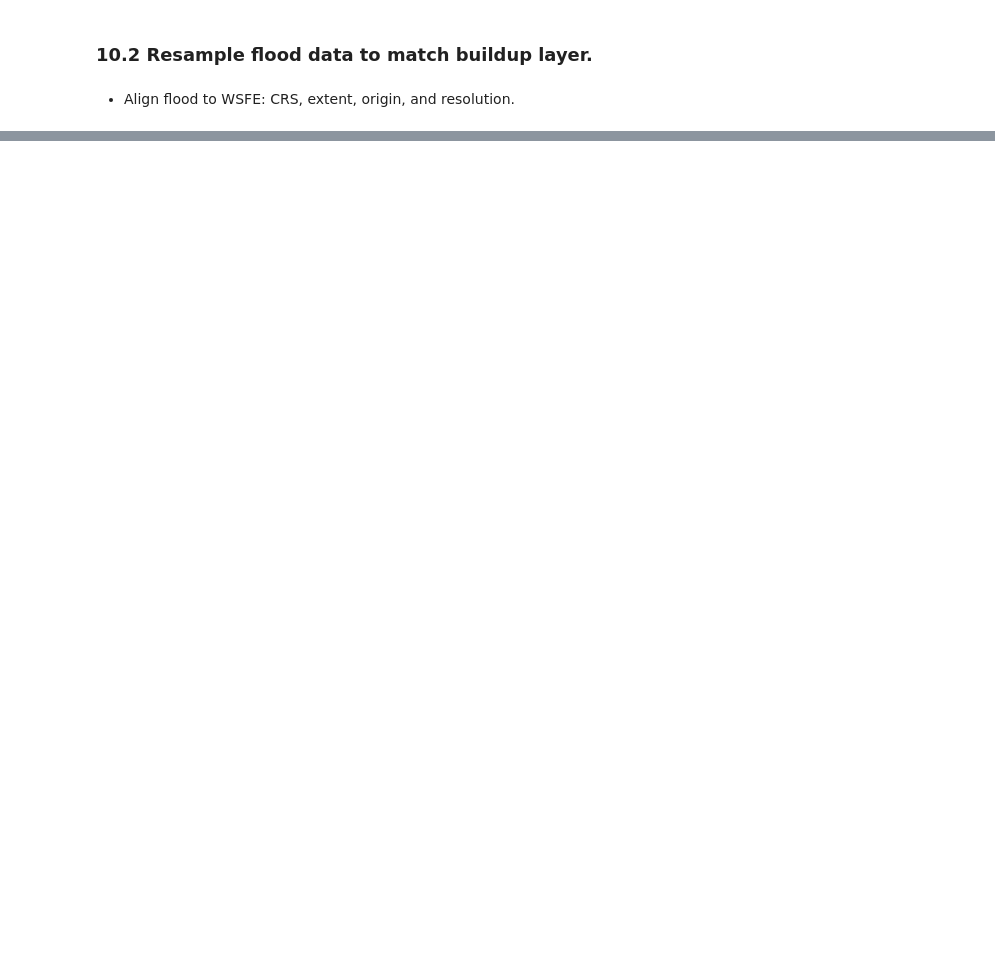
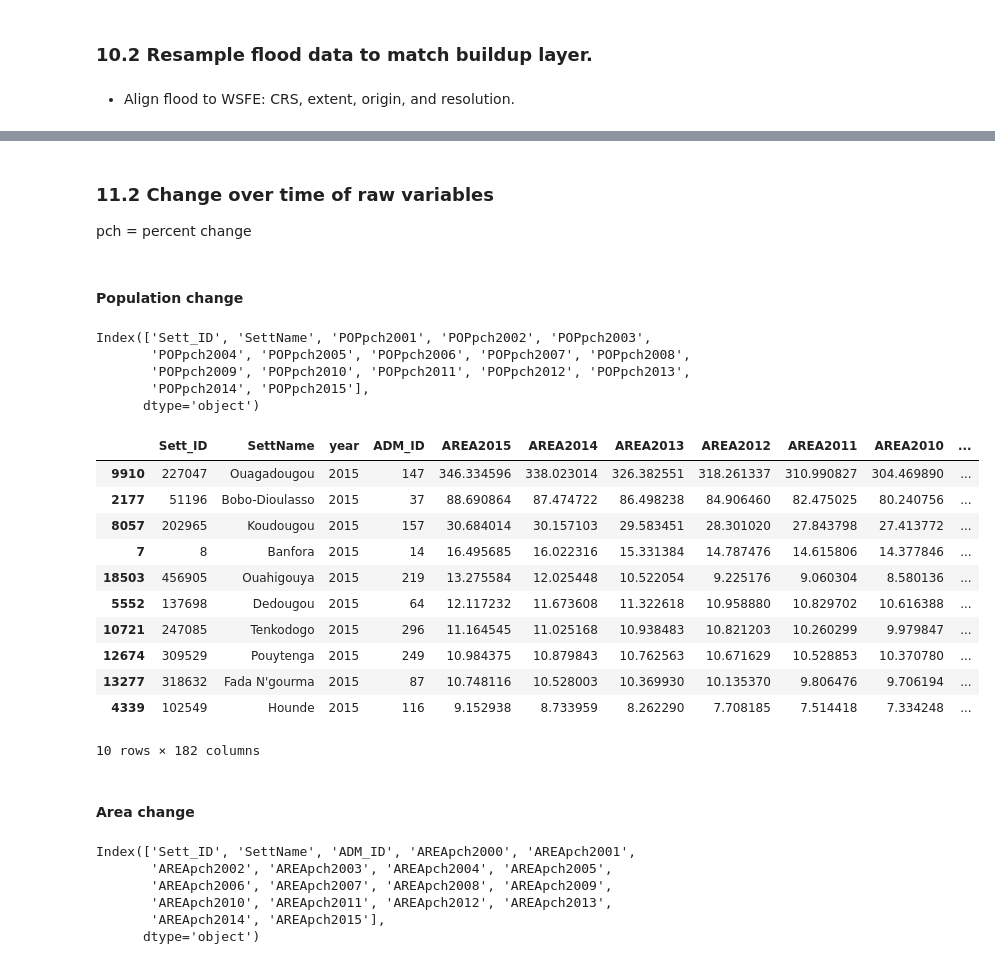
Before and after one commit to gracedoherty/urban_growth, a Jupyter notebook: Urbanization_v8.ipynb, the cells around one changed output, grey strips where cells are left out. Saved outputs shown, nothing was run; the diff lists cells and outputs as text; code cells hidden in the pictures; blank space fills up the shorter version.

```diff
--- a/Urbanization_v8.ipynb
+++ b/Urbanization_v8.ipynb
@@ -2336,0 +2143,14 @@ print('Finished. %s' % time.ctime())
+# %%
+PlaceNames = pd.read_csv(os.path.join(ResultsFolder, 'PlaceNames.csv'))
+Areas = pd.read_csv(os.path.join(ResultsFolder, 'Areas1999to2015.csv'))
+Population = pd.read_csv(os.path.join(ResultsFolder, 'Population2000to2015.csv'))
+NTL = pd.read_csv(os.path.join(ResultsFolder, 'NTL1999to2015.csv'))
+
+RawValues = [PlaceNames, Areas, Population, NTL]
+
+for Dataset in RawValues:
+    if 'Unnamed: 0' in Dataset.columns:
+        Dataset.drop(columns='Unnamed: 0', inplace=True)
+    else:
+        pass
+    print(Dataset.info())
@@ -2336,0 +2175,6 @@ print('Finished. %s' % time.ctime())
+# %%
+AllStats = reduce(lambda  left,right: pd.merge(left,right,on=['Sett_ID'],
+                                            how='outer'), RawValues)
+AllStats.to_csv(os.path.join(ResultsFolder, 'AllStats.csv'))
+
+AllStats[AllStats.SettName!='UNK'].sample(5)
@@ -2336,0 +2189,45 @@ print('Finished. %s' % time.ctime())
+# %% [markdown]
+### 11.2 Change over time of raw variables
+pch = percent change
+# %% [markdown]
+#### Population change
+# %%
+Stats = PlaceNames.copy().merge(Population, how = 'outer', on='Sett_ID')
+for year in AllStudyYears:
+    RawVar = ''.join(['POPsum', str(year)])
+    LagVar = ''.join(['POPsum', str(year-1)])
+    NewVar = ''.join(['POPpch', str(year)])
+    if ((RawVar in Stats.columns) and (LagVar in Stats.columns)):
+        Stats[NewVar] = (Stats[RawVar] - Stats[LagVar]) / Stats[LagVar]
+    else:
+        pass
+# %%
+# Drop original variables.
+Stats = Stats.loc[:, Stats.columns.str.contains('Sett|ADM_ID|pch')]
+Stats.columns
+# %% [output]
+Index(['Sett_ID', 'SettName', 'POPpch2001', 'POPpch2002', 'POPpch2003',
+       'POPpch2004', 'POPpch2005', 'POPpch2006', 'POPpch2007', 'POPpch2008',
+       'POPpch2009', 'POPpch2010', 'POPpch2011', 'POPpch2012', 'POPpch2013',
+       'POPpch2014', 'POPpch2015'],
+      dtype='object')
+# %%
+Stats.to_csv(os.path.join(ResultsFolder, 'PopChange.csv'))
+Stats.drop(columns='SettName', inplace=True)
+AllStats = AllStats.merge(Stats, how='left', on='Sett_ID')
+AllStats[AllStats.SettName!='UNK'].sort_values(by=AllStats.columns[5], ascending=False).head(10)
+# %% [output]
+|  | Sett_ID | SettName | year | ADM_ID | AREA2015 | AREA2014 | AREA2013 | AREA2012 | AREA2011 | AREA2010 | ... |
+| 9910 | 227047 | Ouagadougou | 2015 | 147 | 346.334596 | 338.023014 | 326.382551 | 318.261337 | 310.990827 | 304.469890 | ... |
+| 2177 | 51196 | Bobo-Dioulasso | 2015 | 37 | 88.690864 | 87.474722 | 86.498238 | 84.906460 | 82.475025 | 80.240756 | ... |
+| 8057 | 202965 | Koudougou | 2015 | 157 | 30.684014 | 30.157103 | 29.583451 | 28.301020 | 27.843798 | 27.413772 | ... |
+| 7 | 8 | Banfora | 2015 | 14 | 16.495685 | 16.022316 | 15.331384 | 14.787476 | 14.615806 | 14.377846 | ... |
+| 18503 | 456905 | Ouahigouya | 2015 | 219 | 13.275584 | 12.025448 | 10.522054 | 9.225176 | 9.060304 | 8.580136 | ... |
+| 5552 | 137698 | Dedougou | 2015 | 64 | 12.117232 | 11.673608 | 11.322618 | 10.958880 | 10.829702 | 10.616388 | ... |
+| 10721 | 247085 | Tenkodogo | 2015 | 296 | 11.164545 | 11.025168 | 10.938483 | 10.821203 | 10.260299 | 9.979847 | ... |
+| 12674 | 309529 | Pouytenga | 2015 | 249 | 10.984375 | 10.879843 | 10.762563 | 10.671629 | 10.528853 | 10.370780 | ... |
+| 13277 | 318632 | Fada N'gourma | 2015 | 87 | 10.748116 | 10.528003 | 10.369930 | 10.135370 | 9.806476 | 9.706194 | ... |
+| 4339 | 102549 | Hounde | 2015 | 116 | 9.152938 | 8.733959 | 8.262290 | 7.708185 | 7.514418 | 7.334248 | ... |
+10 rows × 182 columns
+# %% [markdown]
+#### Area change
@@ -2336,0 +2244,11 @@ print('Finished. %s' % time.ctime())
+# %%
+# Drop original variables.
+Stats = Stats.loc[:, Stats.columns.str.contains('Sett|ADM_ID|pch')]
+Stats.columns
+# %% [output]
+Index(['Sett_ID', 'SettName', 'ADM_ID', 'AREApch2000', 'AREApch2001',
+       'AREApch2002', 'AREApch2003', 'AREApch2004', 'AREApch2005',
+       'AREApch2006', 'AREApch2007', 'AREApch2008', 'AREApch2009',
+       'AREApch2010', 'AREApch2011', 'AREApch2012', 'AREApch2013',
+       'AREApch2014', 'AREApch2015'],
+      dtype='object')
```
Also changed, not shown: parts of 106 cells of this notebook.
